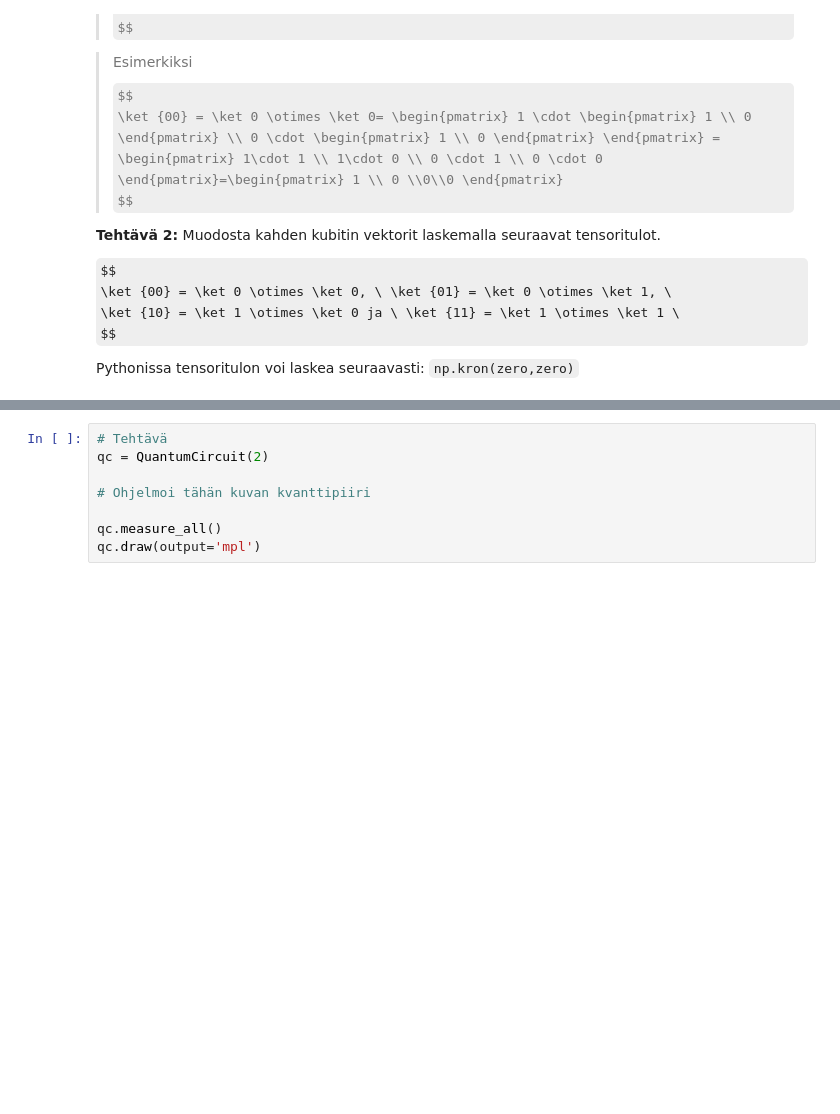
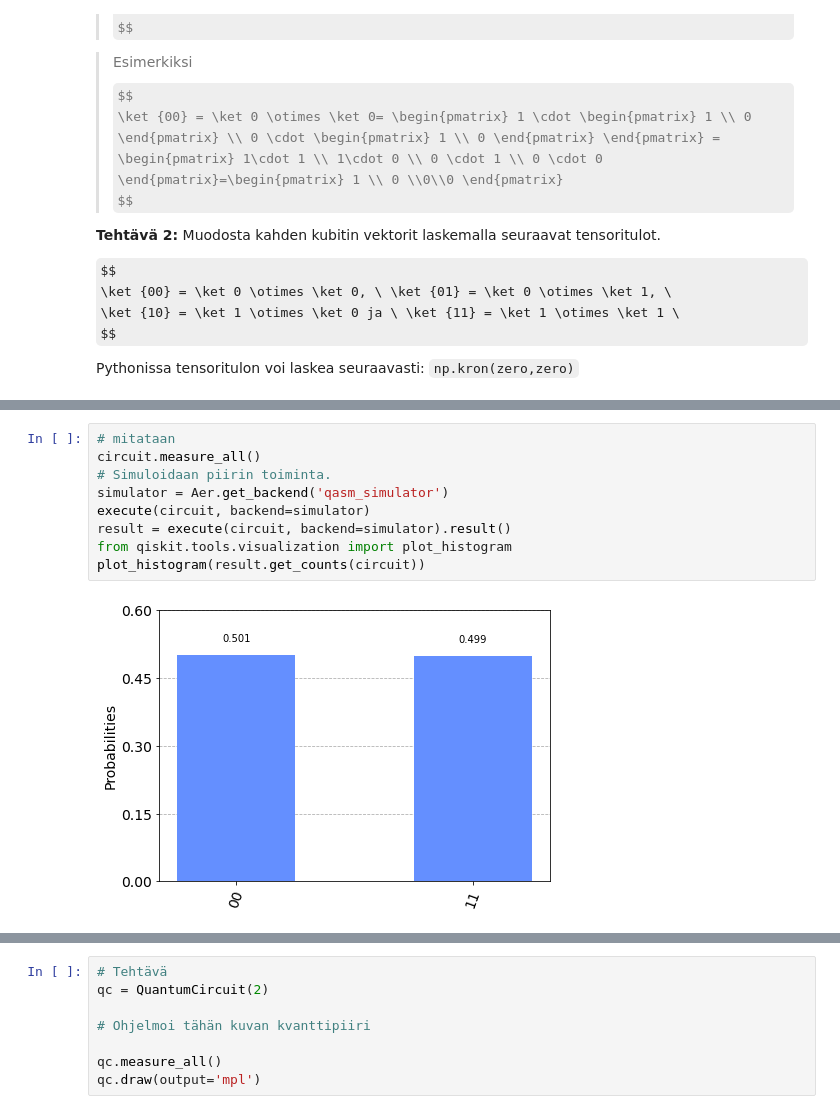
Before and after one commit to otaniemenlukio/kvanttilaskenta2024-kierros3, a Jupyter notebook: kierros3_tehtävät.ipynb, the cells around one changed output, grey strips where cells are left out. Saved outputs shown, nothing was run; the diff lists cells and outputs as text; some formulas as TeX source; blank space fills up the shorter version.

```diff
--- a/kierros3_tehtävät.ipynb
+++ b/kierros3_tehtävät.ipynb
@@ -221,0 +227,11 @@ q11 = np.matrix([[0],[0],[1],[0]])
+# %%
+# mitataan
+circuit.measure_all()
+# Simuloidaan piirin toiminta.
+simulator = Aer.get_backend('qasm_simulator')
+execute(circuit, backend=simulator)
+result = execute(circuit, backend=simulator).result()
+from qiskit.tools.visualization import plot_histogram
+plot_histogram(result.get_counts(circuit))
+# %% [output]
+[figure, added]
```
Also changed, not shown: parts of 37 cells of this notebook, 1 other file.
